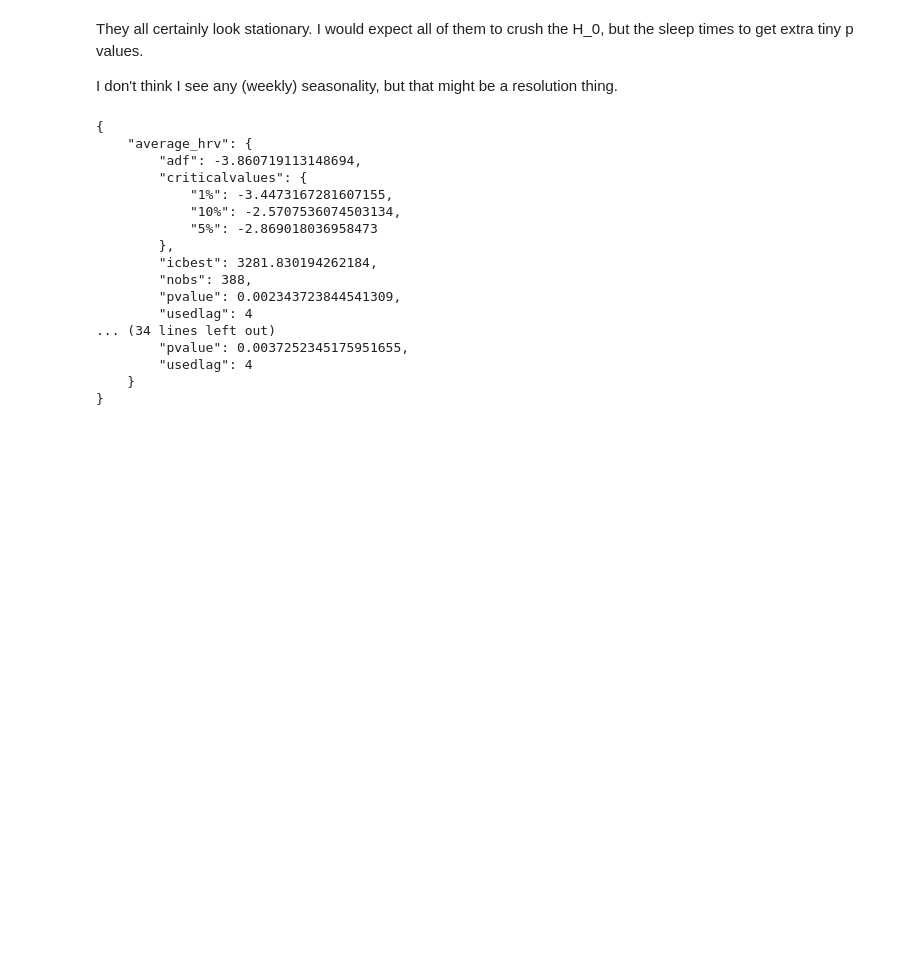
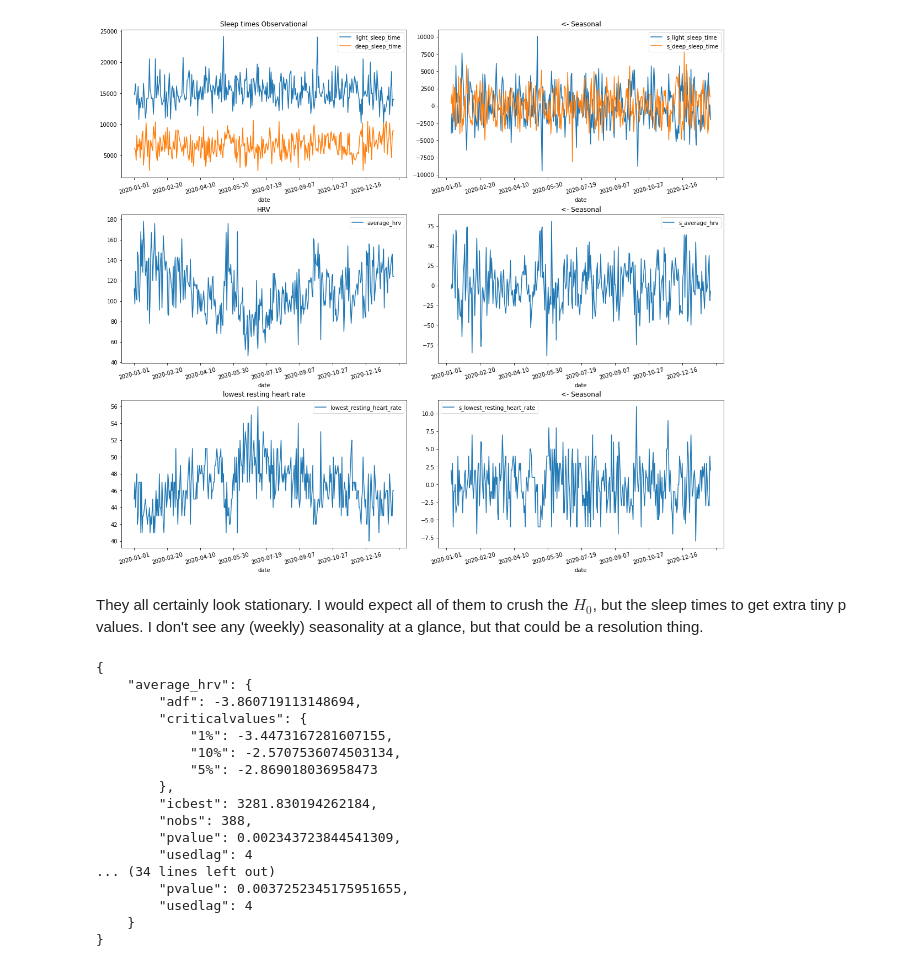
Before and after one commit to jthk1618/coffee-hypothesis, a Jupyter notebook: hrv_arima.ipynb, the cells around one changed output. Cells and saved outputs as stored; diff of their text form; code cells hidden in the pictures; blank space fills up the shorter version.

```diff
--- a/hrv_arima.ipynb
+++ b/hrv_arima.ipynb
@@ -116,6 +145,23 @@ df.plot(y="lowest_resting_heart_rate", ax=ax[2]);
+# %%
+# --- 1.1 Eyeball Test
+
+_, ax = plt.subplots(3, 2, figsize=(16, 14))
+ax = ax.flatten()
+
+df.plot(y=['light_sleep_time', 'deep_sleep_time'], title="Sleep times Observational", ax=ax[0]);
+df.plot(y=['s_light_sleep_time', 's_deep_sleep_time'], title="<- Seasonal", ax=ax[1]);
+
+df.plot(y="average_hrv", title="HRV", ax=ax[2]);
+df.plot(y="s_average_hrv", title="<- Seasonal", ax=ax[3]);
+
+df.plot(y="lowest_resting_heart_rate", title="lowest resting heart rate", ax=ax[4]);
+df.plot(y="s_lowest_resting_heart_rate", title="<- Seasonal", ax=ax[5]);
+_.tight_layout(h_pad=2)
+[x.set_xticklabels(x.get_xticklabels(), rotation=15) for x in ax];
+# %% [output]
+[figure, added]
 # %% [markdown]
-They all certainly look stationary. I would expect all of them to crush the H_0, but the sleep times to get extra tiny p values.
-
-I don't think I see any (weekly) seasonality, but that might be a resolution thing.
+They all certainly look stationary. I would expect all of them to crush the $H_0$, but the sleep times to get extra tiny p values. I don't see any (weekly) seasonality at a glance, but that could be a resolution thing.
+<a id="oadf"><a/>
 # %%
 # --- 1.2 Observations - Augmented Dicky Fuller Testing
```
Also changed, not shown: parts of 22 cells of this notebook, 1 other file.
